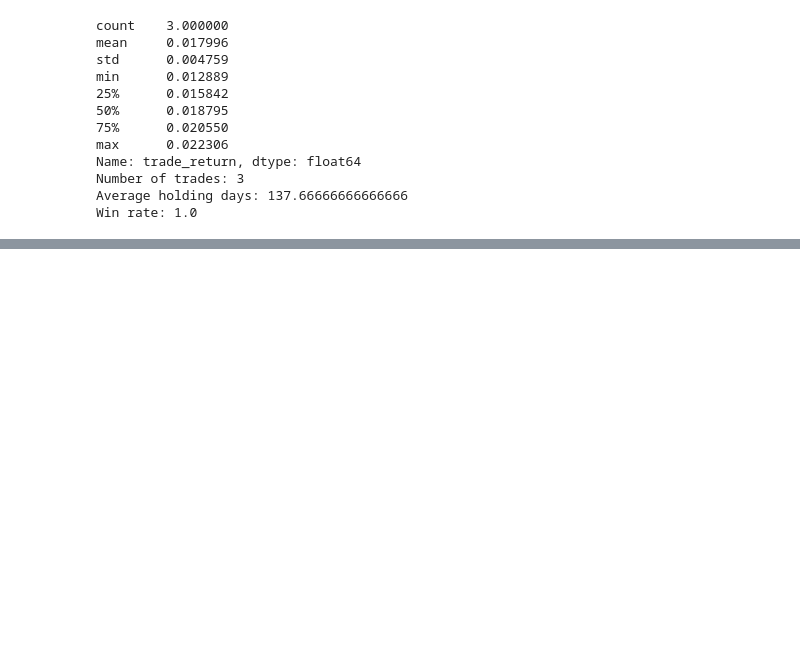
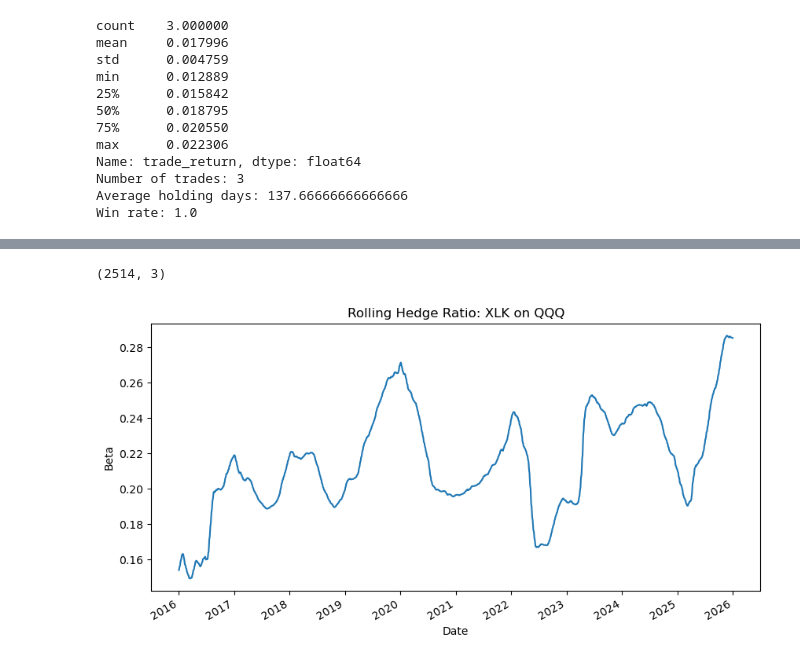
Before and after one commit to jamienordio/pairs-trading-backtest, a Jupyter notebook: notebooks/01_data_exploration.ipynb, the cells around one changed output, grey strips where cells are left out. Cells and saved outputs as stored; diff of their text form; code cells hidden in the pictures; blank space fills up the shorter version.

```diff
--- a/notebooks/01_data_exploration.ipynb
+++ b/notebooks/01_data_exploration.ipynb
@@ -528,0 +679,13 @@ Win rate: 1.0
+# %%
+from src.spread import compute_rolling_spread
+
+rolling_spread_df = compute_rolling_spread(
+    prices=prices,
+    ticker_y=ticker_y,
+    ticker_x=ticker_x,
+    window=252,
+)
+
+print(rolling_spread_df.head())
+print(rolling_spread_df.tail())
+print(rolling_spread_df.describe())
@@ -528,0 +710,13 @@ Win rate: 1.0
+# %%
+print(rolling_spread_df.shape)
+# %% [output]
+(2514, 3)
+# %%
+ax = rolling_spread_df["beta"].plot(figsize=(10, 5))
+
+ax.set_title(f"Rolling Hedge Ratio: {ticker_y} on {ticker_x}")
+ax.set_xlabel("Date")
+ax.set_ylabel("Beta")
+plt.show()
+# %% [output]
+[figure, added]
```
Also changed, not shown: parts of 48 cells of this notebook, 2 other files.
